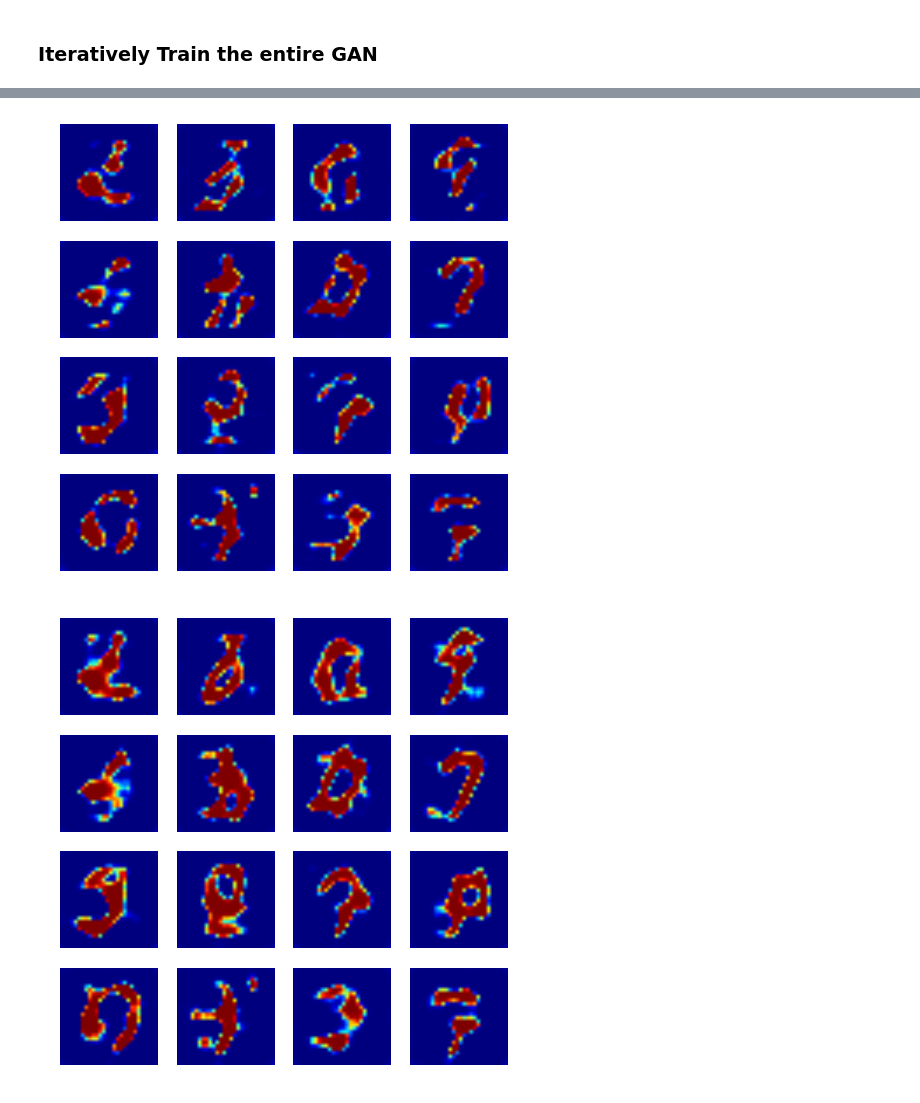
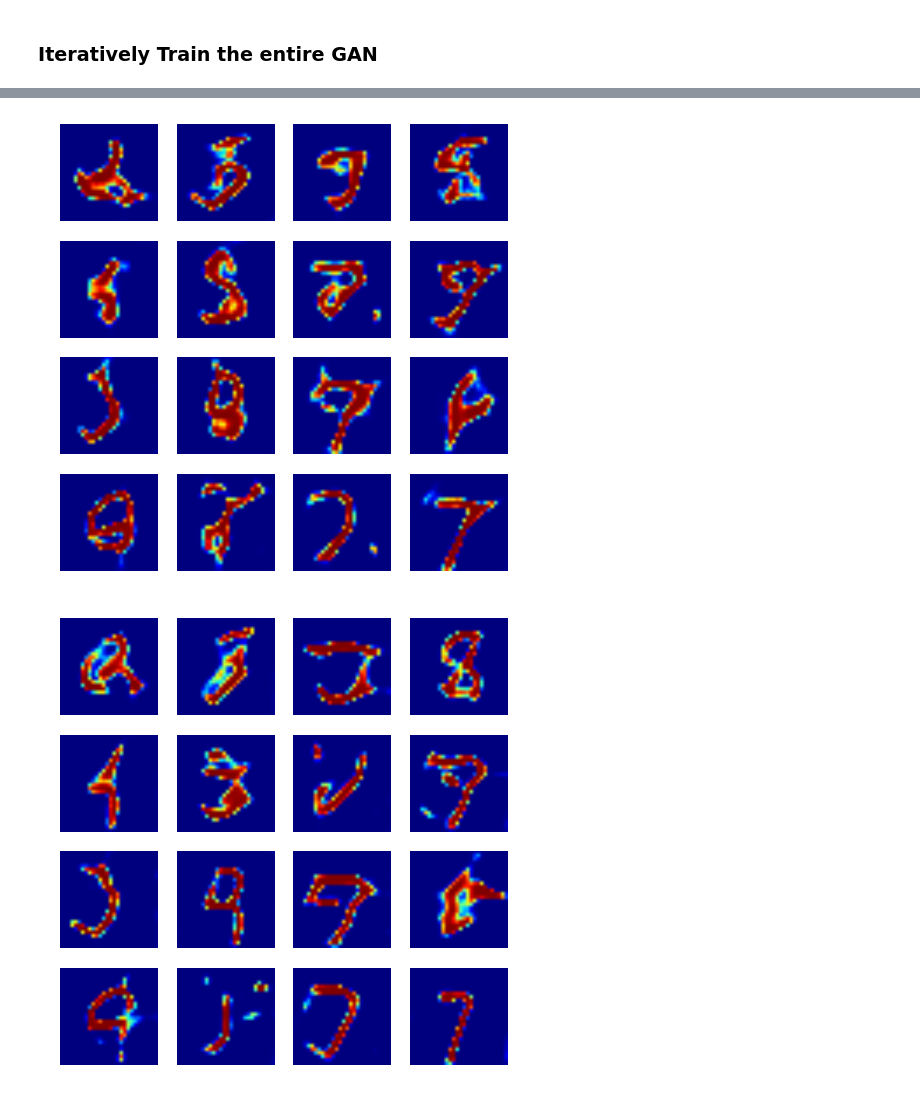
Before and after one commit to pilillo/img-notebooks, a Jupyter notebook: GANs.ipynb, the cells around one changed output, grey strips where cells are left out. Cells and saved outputs as stored; diff of their text form; code cells hidden in the pictures.

```diff
--- a/GANs.ipynb
+++ b/GANs.ipynb
@@ -263,8 +263,8 @@ ga_loss = gan.train_on_batch(input_noise, gan_y)
 # %% [markdown]
 ### Iteratively Train the entire GAN
 # %%
-train_epochs = 20
-plot_interval = 10
+train_epochs = 1000
+plot_interval = 100
 
 # train over the selected train epochs
 np.random.seed(initial_seed)
@@ -331,2 +328,2 @@ for e in range(train_epochs):
-[figure, old version]
+[figure, new version]
-[figure, old version]
+[figure, new version]
```
Also changed, not shown: parts of 1 cell of this notebook.
